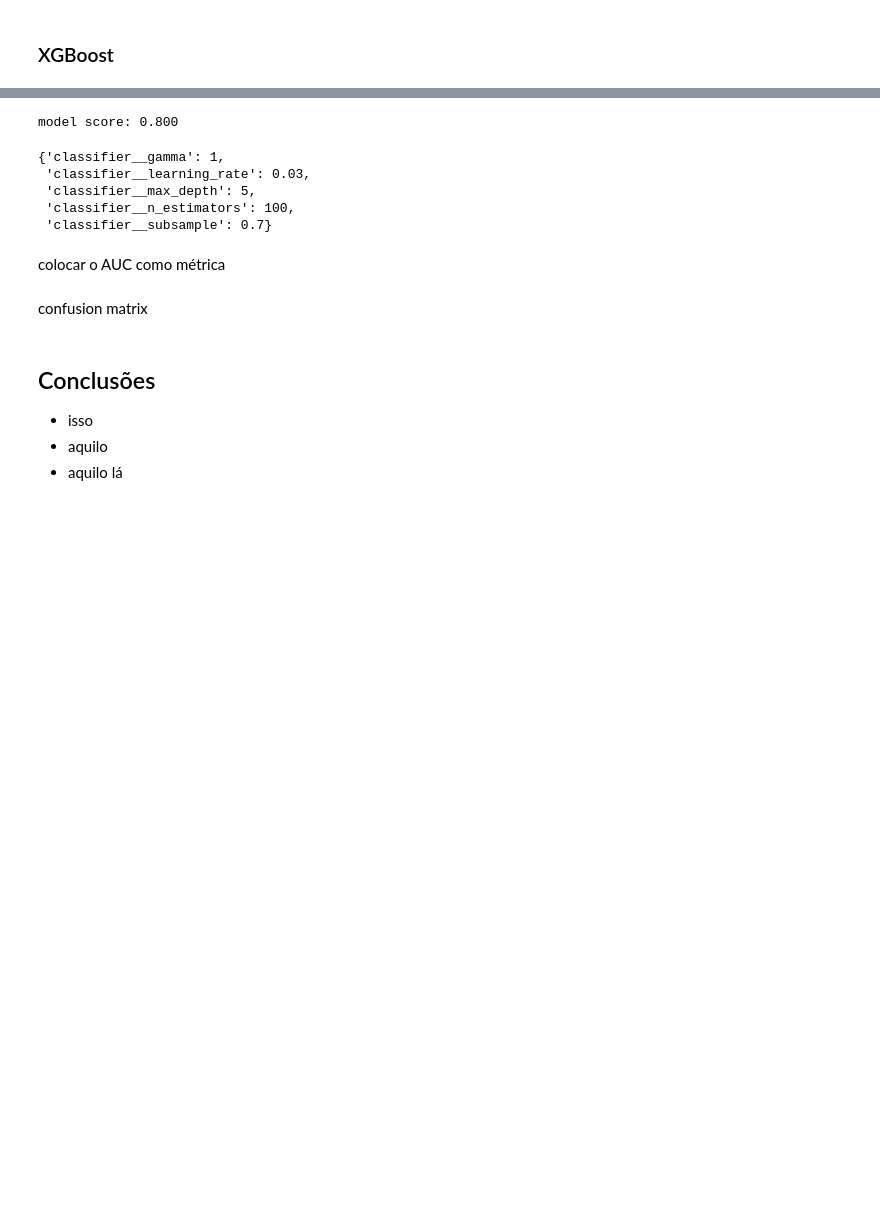
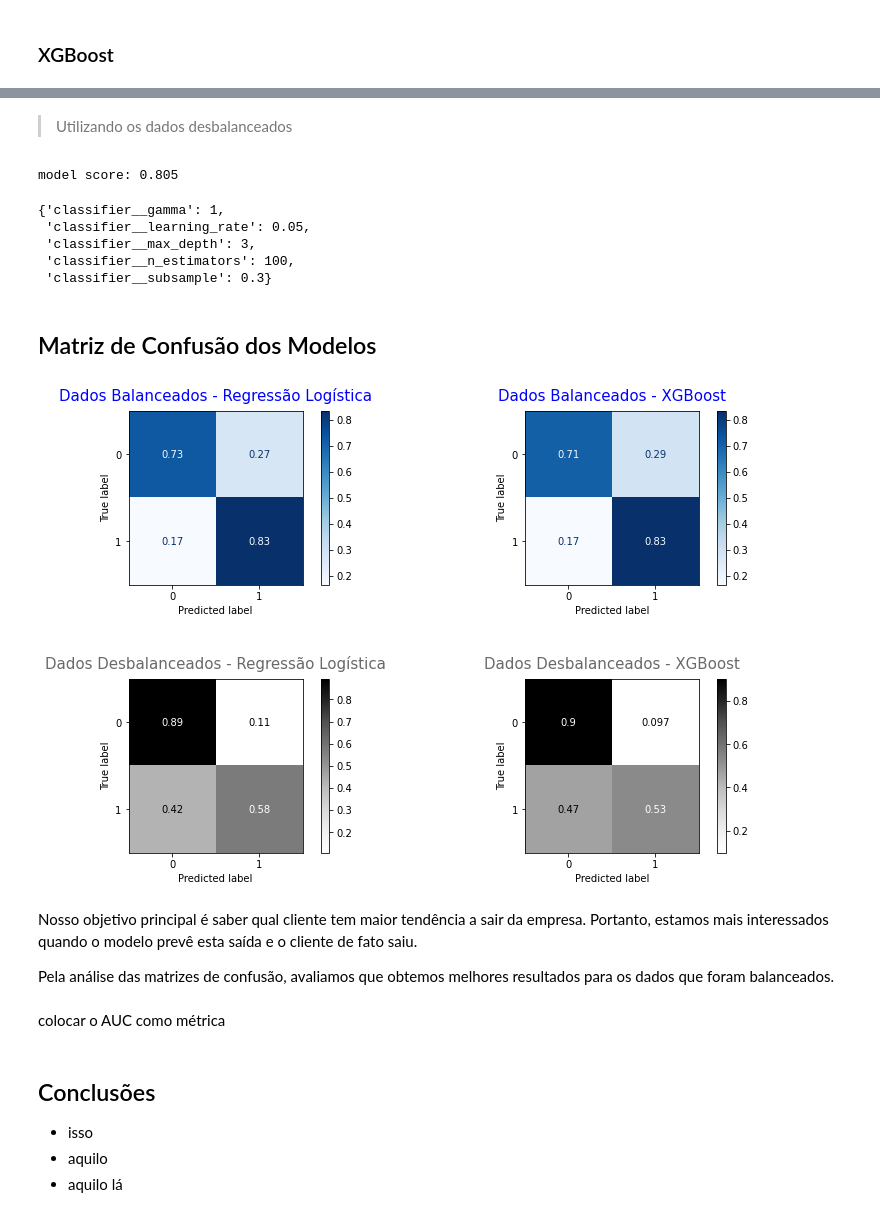
Before and after one commit to FerrazThales/Churn_prediction, a Jupyter notebook: Churn_Prediction_para_uma_empresa_de_Telecomunicações.ipynb, the cells around one changed output, grey strips where cells are left out. Cells and saved outputs as stored; diff of their text form; code cells hidden in the pictures; blank space fills up the shorter version.

```diff
--- a/Churn_Prediction_para_uma_empresa_de_Telecomunicações.ipynb
+++ b/Churn_Prediction_para_uma_empresa_de_Telecomunicações.ipynb
@@ -389,0 +391,16 @@ GridSearch
+# %%
+#Criando a Pipeline de preprocessamento para as variáveis
+clf_xgb = Pipeline(steps=[('preprocessor',preprocessor),('classifier',XGBClassifier(random_state=42))])
+
+#Criando os parâmetros do GridSearchCV
+param_grid_xgb = {'classifier__n_estimators':[50,100,300],
+                  'classifier__learning_rate':[0.03,0.05,0.07],
+                  'classifier__max_depth':[3,5,7],
+                  'classifier__subsample':[0.3,0.5,0.7],
+                  'classifier__gamma':[0,1]}
+
+#Instanciando o GridSearchCV
+grid_search_xgb_balanceados = GridSearchCV(clf_xgb,param_grid_xgb,cv=5)
+
+#treinando o modelo
+grid_search_xgb_balanceados.fit(pd.DataFrame(x_rus,columns=x_train.columns),y_rus);
@@ -390,35 +419,65 @@ GridSearch
+# %% [markdown]
+> Utilizando os dados desbalanceados
 # %%
 #Criando a Pipeline de preprocessamento para as variáveis
 clf_xgb = Pipeline(steps=[('preprocessor',preprocessor),('classifier',XGBClassifier(random_state=42))])
 
 #Criando os parâmetros do GridSearchCV
-param_grid_xgb = {'classifier__n_estimators':[30,50,100,300],
+param_grid_xgb = {'classifier__n_estimators':[50,100,300],
                   'classifier__learning_rate':[0.03,0.05,0.07],
                   'classifier__max_depth':[3,5,7],
                   'classifier__subsample':[0.3,0.5,0.7],
                   'classifier__gamma':[0,1]}
 
 #Instanciando o GridSearchCV
-grid_search_xgb = GridSearchCV(clf_xgb,param_grid_xgb,cv=5)
+grid_search_xgb_desbalanceados = GridSearchCV(clf_xgb,param_grid_xgb,cv=5)
 
 #treinando o modelo
-grid_search_xgb.fit(x_train,y_train);
+grid_search_xgb_desbalanceados.fit(x_train,y_train);
 # %%
-print("model score: %.3f" % grid_search_xgb.score(x_test, y_test))
+print("model score: %.3f" % grid_search_xgb_desbalanceados.score(x_test, y_test))
 # %% [output]
-model score: 0.800
+model score: 0.805
 # %%
-grid_search_xgb.best_params_
+grid_search_xgb_desbalanceados.best_params_
 # %% [output]
 {'classifier__gamma': 1,
- 'classifier__learning_rate': 0.03,
- 'classifier__max_depth': 5,
+ 'classifier__learning_rate': 0.05,
+ 'classifier__max_depth': 3,
  'classifier__n_estimators': 100,
- 'classifier__subsample': 0.7}
+ 'classifier__subsample': 0.3}
+# %% [markdown]
+## Matriz de Confusão dos Modelos
+# %%
+#criando o figure e o axes no matplotlib
+fig, ax = plt.subplots(figsize=(12,8),ncols=2,nrows=2)
+
+#primeiro gráfico -> Regressão Logística Dados balanceados
+plot_confusion_matrix(grid_search_logis_balanceados,x_test,y_test,normalize='true',ax=ax[0][0],cmap='Blues');
+ax[0][0].set_title('Dados Balanceados - Regressão Logística',loc='center',pad=10,fontdict={'fontsize':15},color='blue')
+
+#segundo gráfico -> XGBoost Dados balanceados
+plot_confusion_matrix(grid_search_xgb_balanceados,x_test,y_test,normalize='true',ax=ax[0][1],cmap='Blues');
+ax[0][1].set_title('Dados Balanceados - XGBoost',loc='center',pad=10,fontdict={'fontsize':15},color='blue')
+
+#terceiro gráfico -> Regressão Logística Dados desbalanceados
+plot_confusion_matrix(grid_search_logis_desbalanceados,x_test,y_test,normalize='true',ax=ax[1][0],cmap='Greys');
+ax[1][0].set_title('Dados Desbalanceados - Regressão Logística',loc='center',pad=10,fontdict={'fontsize':15},color='dimgrey')
+
+#quarto gráfico -> XGBoost Dados desbalanceados
+plot_confusion_matrix(grid_search_xgb_desbalanceados,x_test,y_test,normalize='true',ax=ax[1][1],cmap='Greys');
+ax[1][1].set_title('Dados Desbalanceados - XGBoost',loc='center',pad=10,fontdict={'fontsize':15},color='dimgrey')
+
+#plotando o gráfico
+plt.tight_layout(pad=4.0);
+# %% [output]
+[figure, added]
+# %% [markdown]
+Nosso objetivo principal é saber qual cliente tem maior tendência a sair da empresa. Portanto, estamos mais interessados quando o modelo prevê esta saída e o cliente de fato saiu.
+
+Pela análise das matrizes de confusão, avaliamos que obtemos melhores resultados para os dados que foram balanceados.
 # %% [markdown]
 colocar o AUC como métrica
-# %% [markdown]
-confusion matrix
 # %% [markdown]
 ## Conclusões
 
```
Also changed, not shown: parts of 29 cells of this notebook.
